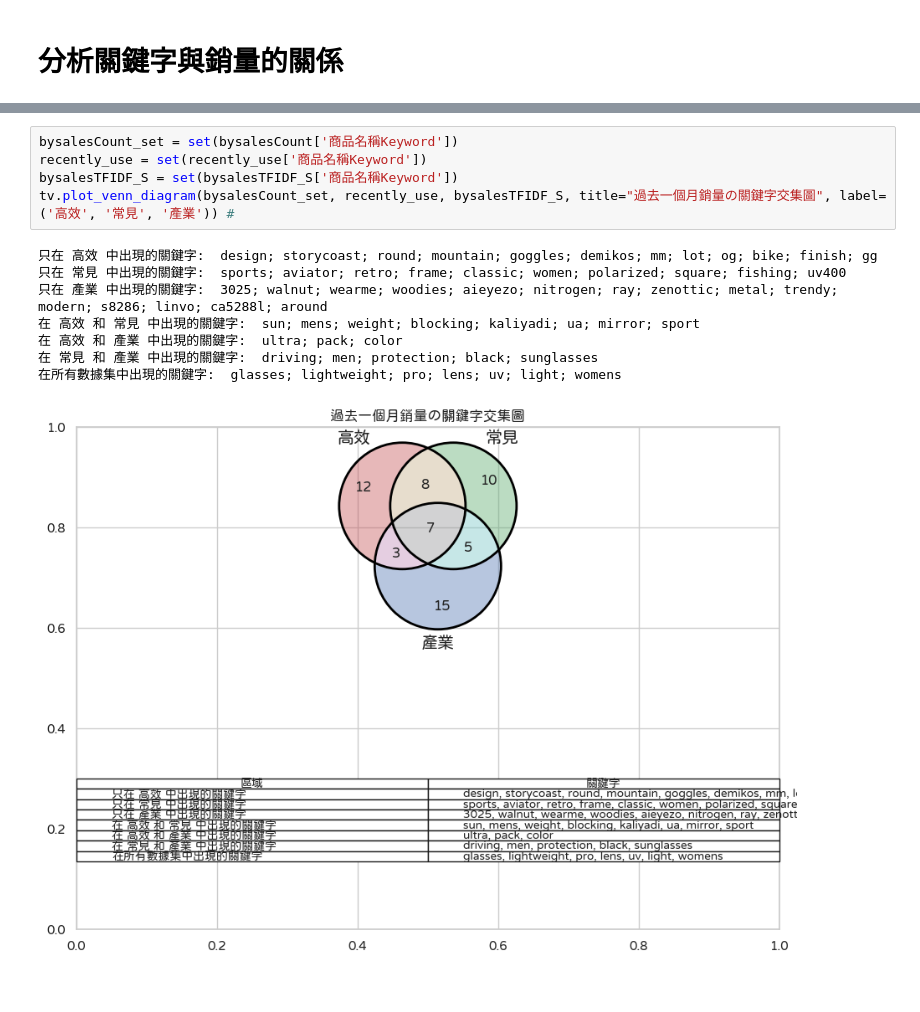
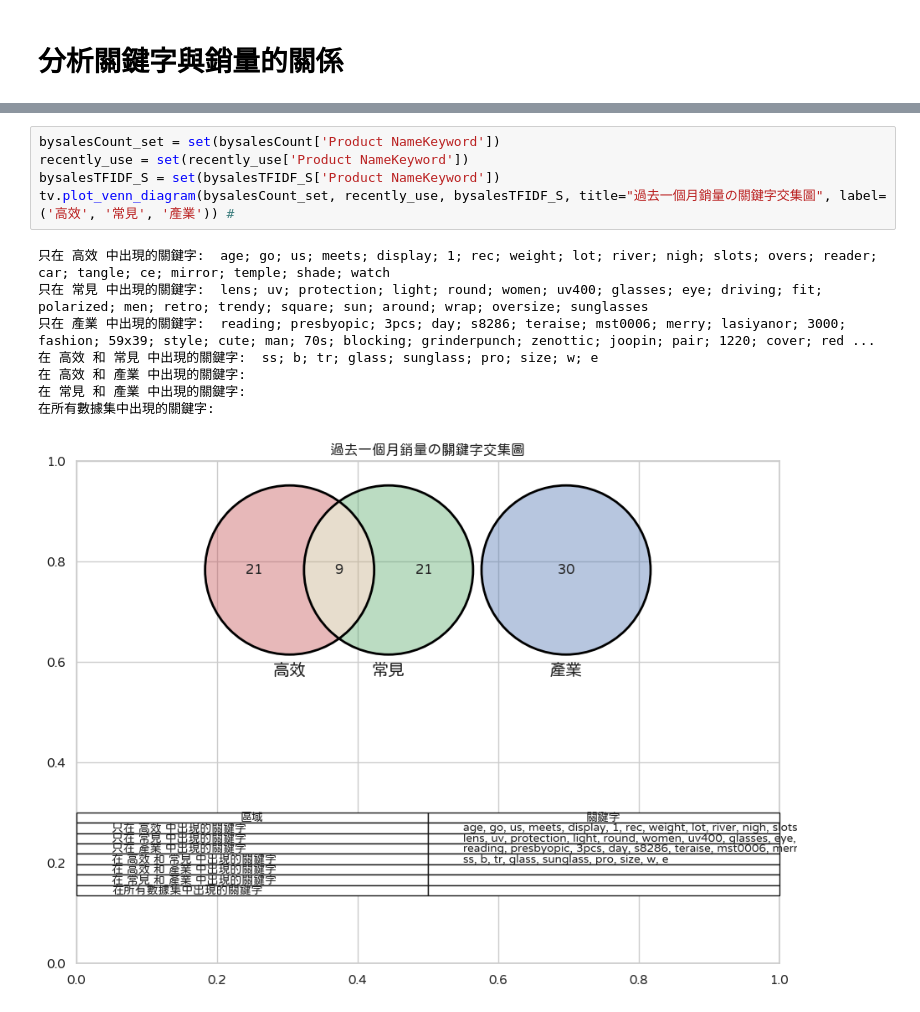
Before and after one commit to aila8913/eyeglad, a Jupyter notebook: Amazon/Ads_analyze/market_explore/Amazon_keyword.ipynb, the cells around one changed output, grey strips where cells are left out. Saved outputs shown, nothing was run; the diff lists cells and outputs as text.

```diff
--- a/Amazon/Ads_analyze/market_explore/Amazon_keyword.ipynb
+++ b/Amazon/Ads_analyze/market_explore/Amazon_keyword.ipynb
@@ -160,14 +163,14 @@ tv.two_d_bar_plot(data=byscoreTFIDF_S, x=f'{target_column}權重', y=f'{input_te
 # %%
-bysalesCount_set = set(bysalesCount['商品名稱Keyword'])
-recently_use = set(recently_use['商品名稱Keyword'])
-bysalesTFIDF_S = set(bysalesTFIDF_S['商品名稱Keyword'])
+bysalesCount_set = set(bysalesCount['Product NameKeyword'])
+recently_use = set(recently_use['Product NameKeyword'])
+bysalesTFIDF_S = set(bysalesTFIDF_S['Product NameKeyword'])
 tv.plot_venn_diagram(bysalesCount_set, recently_use, bysalesTFIDF_S, title="過去一個月銷量の關鍵字交集圖", label=('高效', '常見', '產業')) #
 # %% [output]
-只在 高效 中出現的關鍵字:  design; storycoast; round; mountain; goggles; demikos; mm; lot; og; bike; finish; gg
-只在 常見 中出現的關鍵字:  sports; aviator; retro; frame; classic; women; polarized; square; fishing; uv400
-只在 產業 中出現的關鍵字:  3025; walnut; wearme; woodies; aieyezo; nitrogen; ray; zenottic; metal; trendy; modern; s8286; linvo; ca5288l; around
-在 高效 和 常見 中出現的關鍵字:  sun; mens; weight; blocking; kaliyadi; ua; mirror; sport
-在 高效 和 產業 中出現的關鍵字:  ultra; pack; color
-在 常見 和 產業 中出現的關鍵字:  driving; men; protection; black; sunglasses
-在所有數據集中出現的關鍵字:  glasses; lightweight; pro; lens; uv; light; womens
+只在 高效 中出現的關鍵字:  age; go; us; meets; display; 1; rec; weight; lot; river; nigh; slots; overs; reader; car; tangle; ce; mirror; temple; shade; watch
+只在 常見 中出現的關鍵字:  lens; uv; protection; light; round; women; uv400; glasses; eye; driving; fit; polarized; men; retro; trendy; square; sun; around; wrap; oversize; sunglasses
+只在 產業 中出現的關鍵字:  reading; presbyopic; 3pcs; day; s8286; teraise; mst0006; merry; lasiyanor; 3000; fashion; 59x39; style; cute; man; 70s; blocking; grinderpunch; zenottic; joopin; pair; 1220; cover; red ...
+在 高效 和 常見 中出現的關鍵字:  ss; b; tr; glass; sunglass; pro; size; w; e
+在 高效 和 產業 中出現的關鍵字:
+在 常見 和 產業 中出現的關鍵字:
+在所有數據集中出現的關鍵字:
-[figure, old version]
+[figure, new version]
```
Also changed, not shown: parts of 11 cells of this notebook, 1 other file.
